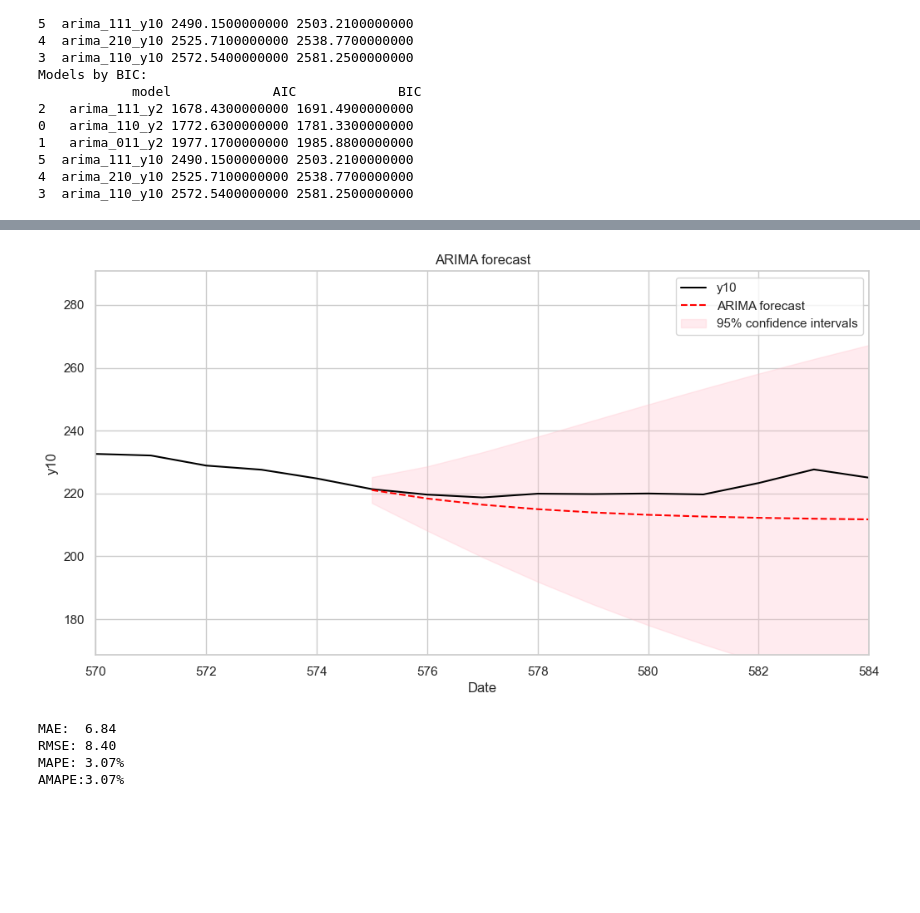
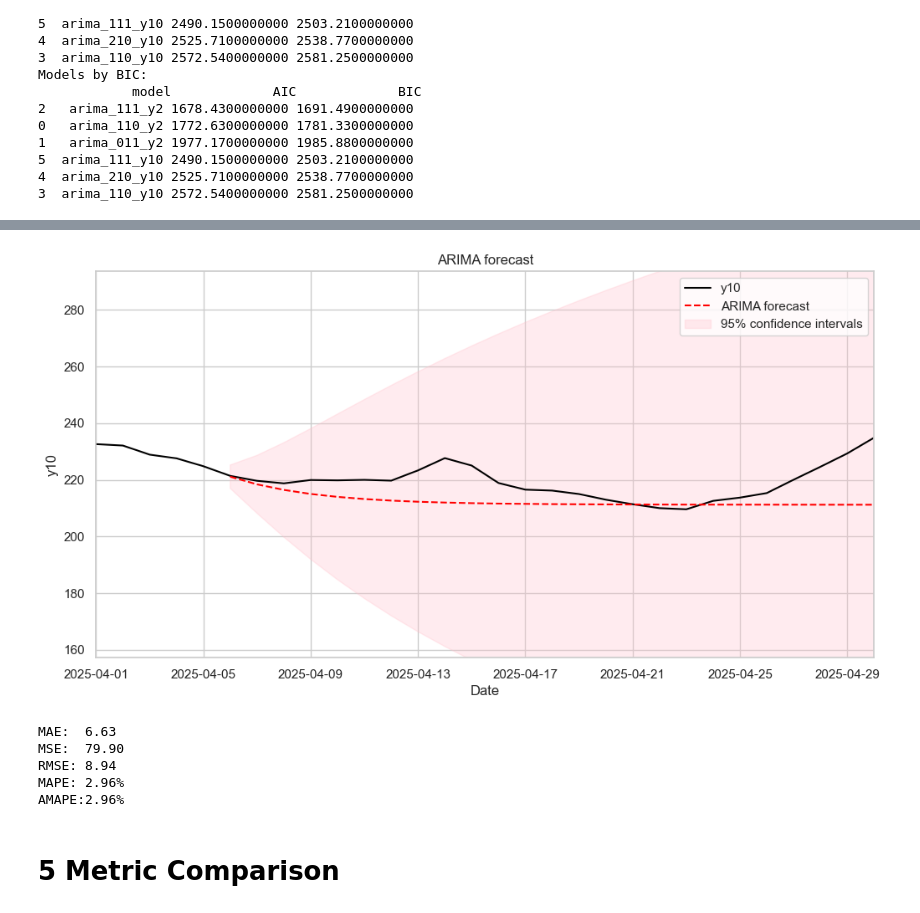
Before and after one commit to isidromoroso/TSA_project, a Jupyter notebook: Task1_JST_IMV.ipynb, the cells around one changed output, grey strips where cells are left out. Cells and saved outputs as stored; diff of their text form; code cells hidden in the pictures; blank space fills up the shorter version.

```diff
--- a/Task1_JST_IMV.ipynb
+++ b/Task1_JST_IMV.ipynb
@@ -77,11 +80,16 @@ warnings.filterwarnings("ignore")
 ## Data Preparation
 # %%
 df = pd.read_csv('TSA_2025_project_data_1.csv')
-#Define Spilt Sample
+
+# 1. Parse your dates…
+df['date'] = pd.to_datetime(df['date'])
+# 2. …and make them the DataFrame’s index
+df = df.set_index('date')
+
+# 3. Now split *by position* with iloc
 train_df = df.iloc[:575]
-test_df = df.loc[575:]
-df['date'] = pd.to_datetime(df['date'])
-df = df.set_index('date')
-print("head:")
-print(df.head())
+test_df  = df.iloc[575:]   # ← use iloc here, not loc
+
+print("train head:")
+print(train_df.head())
 # %% [output]
@@ -995,5 +1986,5 @@ forecast_df.head()
 # %%
-final_df = pd.concat([coint_df[['y10']], forecast_df], axis=0)
-final_df.tail(15)
+final_df_y10 = pd.concat([coint_df[['y10']], forecast_df_y10], axis=0)
+final_df_y10.tail(15)
 # %% [output]
 |  | y10 | forecast | lower_CI | upper_CI | actual y10 |
@@ -1047,67 +2039,74 @@ plt.grid(True)
 # %%
 plt.figure(figsize=(12, 6))
 
 # Plot the true values (in-sample + hold-out actuals)
-plt.plot(final_df.index,
-         final_df["y10"].combine_first(final_df["actual y10"]),
+plt.plot(final_df_y10.index,
+         final_df_y10["y10"].combine_first(final_df_y10["actual y10"]),
          label="y10",
          color="black",
          linestyle="-")
 
 # Plot the forecast
-plt.plot(final_df.index,
-         final_df["forecast"],
+plt.plot(final_df_y10.index,
+         final_df_y10["forecast"],
          label="ARIMA forecast",
          color="red",
          linestyle="dashed")
 
 # Plot the confidence intervals
-plt.fill_between(final_df.index,
-                 final_df["lower_CI"],
-                 final_df["upper_CI"],
+plt.fill_between(final_df_y10.index,
+                 final_df_y10["lower_CI"],
+                 final_df_y10["upper_CI"],
                  color='pink',
                  alpha=0.3,
                  label="95% confidence intervals")
 
 plt.title("ARIMA forecast")
 plt.xlabel("Date")
 plt.ylabel("y10")
 plt.legend()
 plt.grid(True)
 
-# zoom on last 15 obs
-plt.xlim(final_df.index[-15], final_df.index[-1])
-plt.ylim(final_df.tail(15)["y10"].min() * 0.75,
-         final_df.tail(15)["y10"].max() * 1.25)
+# zoom
+plt.xlim(final_df_y10.index[-30], final_df_y10.index[-1])
+lims = final_df_y10["y10"].combine_first(final_df_y10["actual y10"]).tail(30)
+plt.ylim(lims.min() * 0.75, lims.max() * 1.25)
 
 plt.show()
 # %% [output]
-[figure, old version]
+[figure, new version]
 # %%
 # pull out the arrays
-true_values     = forecast_df["actual y10"].values
-forecast_values = forecast_df["forecast"].values
-n               = len(forecast_values)
+true_values_y10     = forecast_df_y10["actual y10"].values
+forecast_values_y10 = forecast_df_y10["forecast"].values
+n               = len(forecast_values_y10)
 
 # 1. MAE
-mae  = np.mean(np.abs(true_values - forecast_values))
+mae  = np.mean(np.abs(true_values_y10 - forecast_values_y10))
 
-# 2. RMSE
-rmse = np.sqrt(np.mean((true_values - forecast_values)**2))
+# 2. MSE
+mse  = np.mean((true_values_y10 - forecast_values_y10)**2)
 
-# 3. MAPE
-mape = np.mean(np.abs((true_values - forecast_values) / true_values)) * 100
+# 3. RMSE
+rmse = np.sqrt(np.mean((true_values_y10 - forecast_values_y10)**2))
 
-# 4. AMAPE
+# 4. MAPE
+mape = np.mean(np.abs((true_values_y10 - forecast_values_y10) / true_values_y10)) * 100
+
+# 5. AMAPE
 epsilon = 1e-8
-amape   = np.mean(np.abs((true_values - forecast_values) / (np.abs(true_values) + epsilon))) * 100
+amape   = np.mean(np.abs((true_values_y10 - forecast_values_y10) / (np.abs(true_values_y10) + epsilon))) * 100
 
 print(f"MAE:  {mae:.2f}")
+print(f"MSE:  {mse:.2f}")
 print(f"RMSE: {rmse:.2f}")
 print(f"MAPE: {mape:.2f}%")
 print(f"AMAPE:{amape:.2f}%")
 # %% [output]
-MAE:  6.84
-RMSE: 8.40
-MAPE: 3.07%
-AMAPE:3.07%
+MAE:  6.63
+MSE:  79.90
+RMSE: 8.94
+MAPE: 2.96%
+AMAPE:2.96%
+# %% [markdown]
+# 5 Metric Comparison
```
Also changed, not shown: parts of 108 cells of this notebook, 1 other file.
